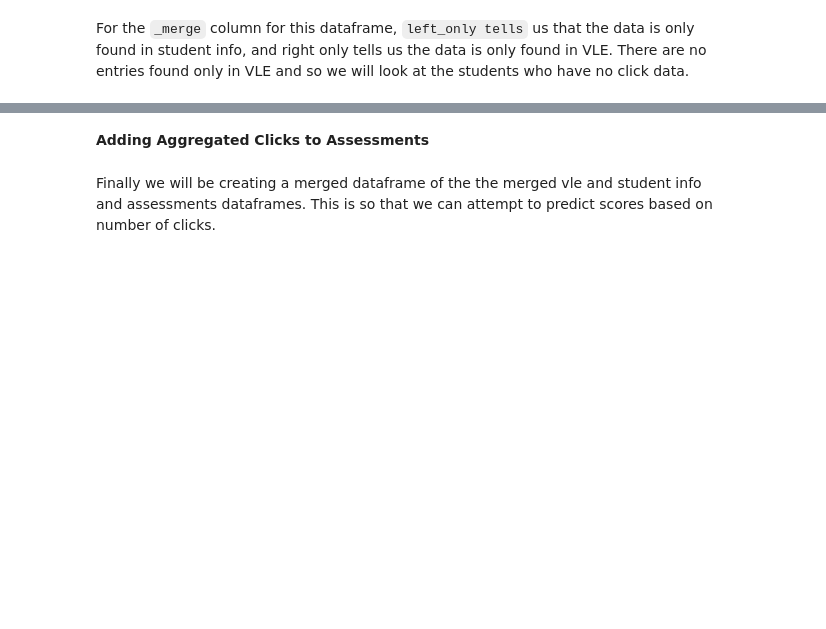
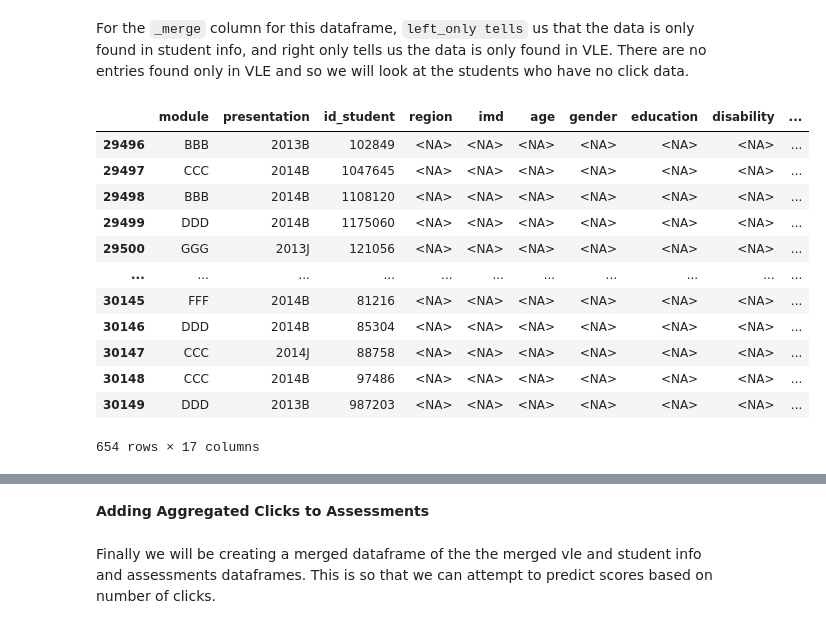
Before and after one commit to freyjagarner/Student-Data-Analysis, a Jupyter notebook: Capstone/VLE.ipynb, the cells around one changed output, grey strips where cells are left out. Drawn from its saved outputs; the diff is of its cells as text; code cells hidden in the pictures; blank space fills up the shorter version.

Commit message:
deal with missing student click data

```diff
--- a/Capstone/VLE.ipynb
+++ b/Capstone/VLE.ipynb
@@ -481,0 +491,16 @@ For the `_merge` column for this dataframe, `left_only tells` us that the data i
+# %%
+only_vle
+# %% [output]
+|  | module | presentation | id_student | region | imd | age | gender | education | disability | ... |
+| 29496 | BBB | 2013B | 102849 | <NA> | <NA> | <NA> | <NA> | <NA> | <NA> | ... |
+| 29497 | CCC | 2014B | 1047645 | <NA> | <NA> | <NA> | <NA> | <NA> | <NA> | ... |
+| 29498 | BBB | 2014B | 1108120 | <NA> | <NA> | <NA> | <NA> | <NA> | <NA> | ... |
+| 29499 | DDD | 2014B | 1175060 | <NA> | <NA> | <NA> | <NA> | <NA> | <NA> | ... |
+| 29500 | GGG | 2013J | 121056 | <NA> | <NA> | <NA> | <NA> | <NA> | <NA> | ... |
+| ... | ... | ... | ... | ... | ... | ... | ... | ... | ... | ... |
+| 30145 | FFF | 2014B | 81216 | <NA> | <NA> | <NA> | <NA> | <NA> | <NA> | ... |
+| 30146 | DDD | 2014B | 85304 | <NA> | <NA> | <NA> | <NA> | <NA> | <NA> | ... |
+| 30147 | CCC | 2014J | 88758 | <NA> | <NA> | <NA> | <NA> | <NA> | <NA> | ... |
+| 30148 | CCC | 2014B | 97486 | <NA> | <NA> | <NA> | <NA> | <NA> | <NA> | ... |
+| 30149 | DDD | 2013B | 987203 | <NA> | <NA> | <NA> | <NA> | <NA> | <NA> | ... |
+654 rows × 17 columns
```
Also changed, not shown: parts of 14 cells of this notebook.
